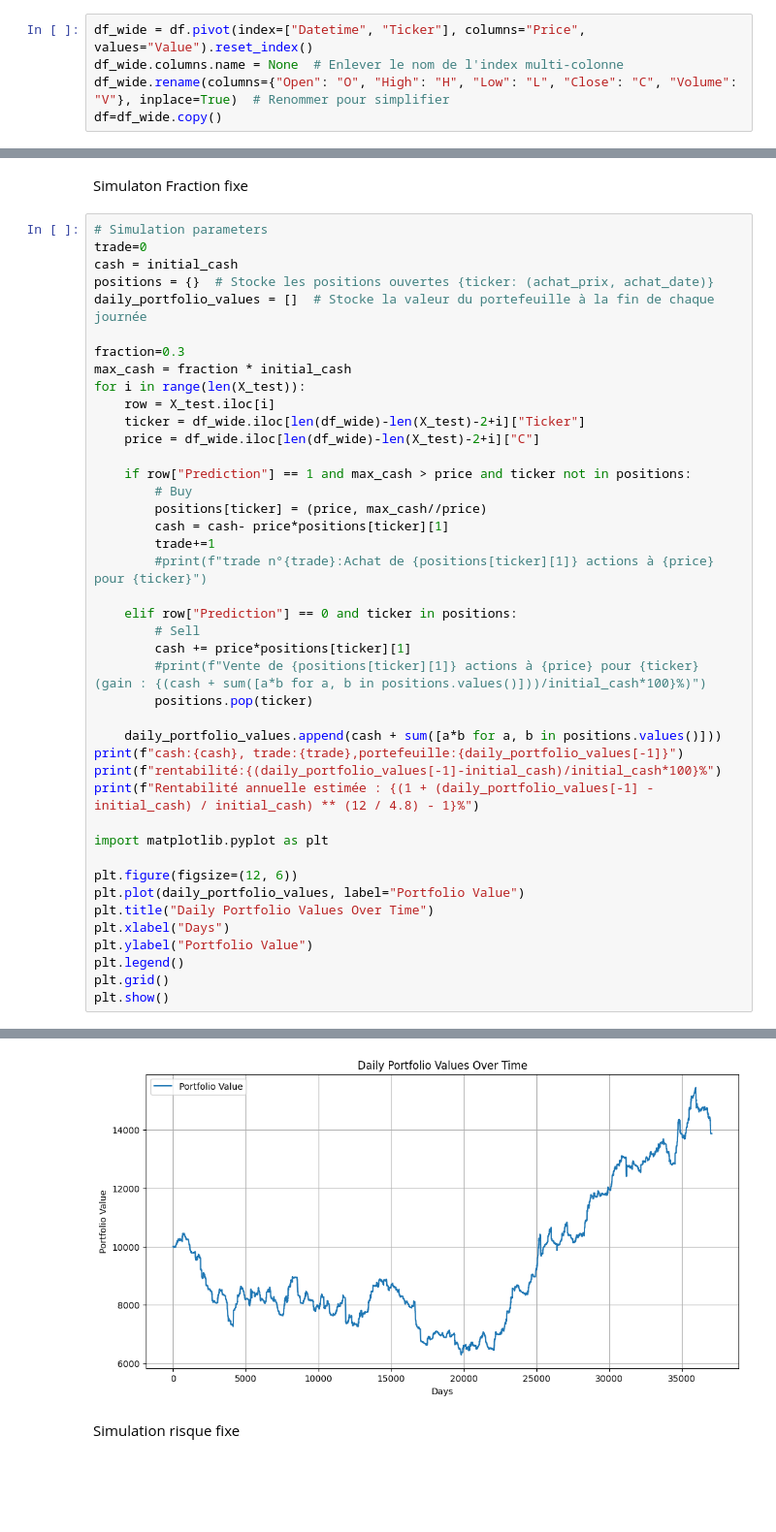
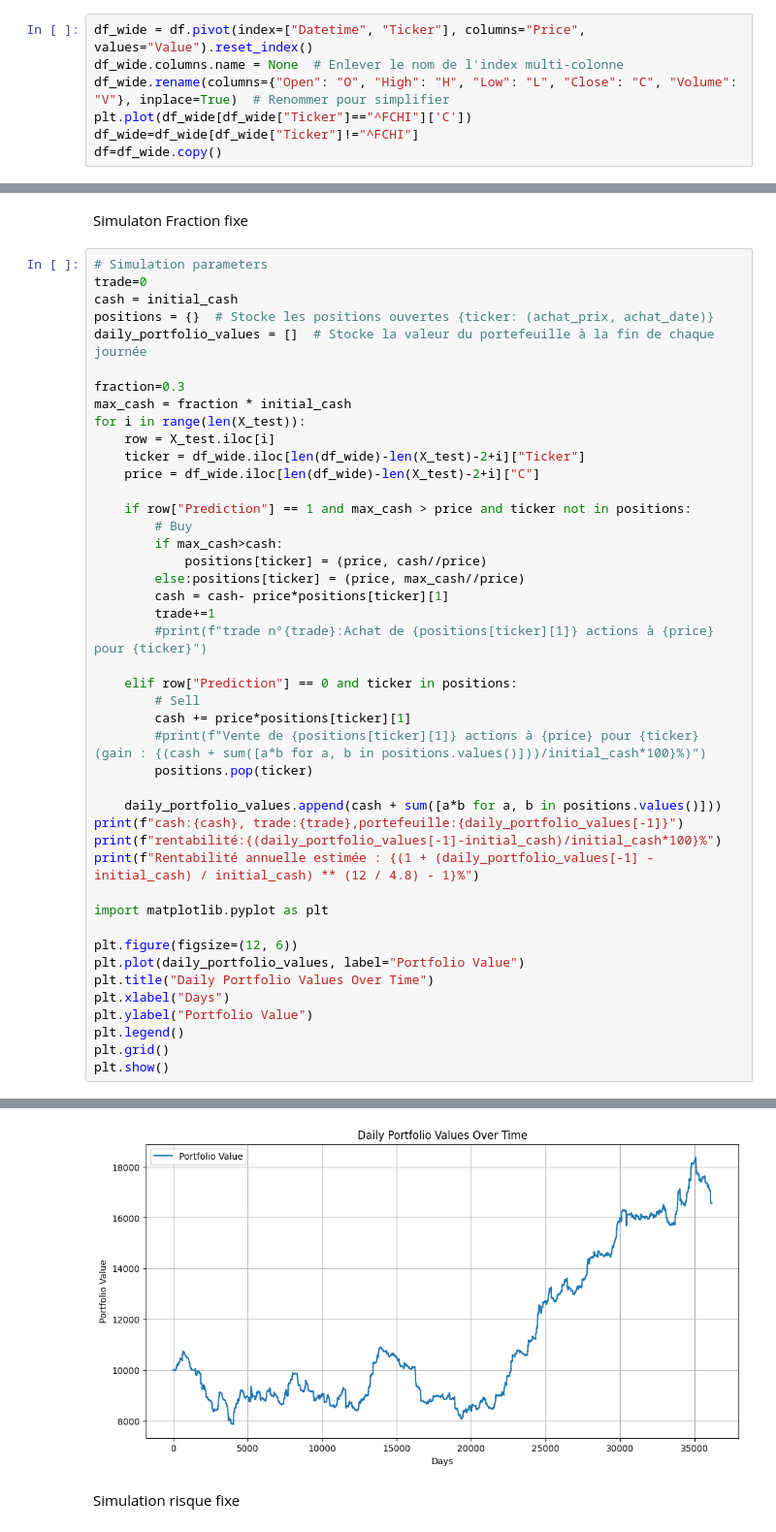
Before and after one commit to Liviogit/Projet_trading_automatique, a Jupyter notebook: tensor_trade.ipynb, the cells around one changed output, grey strips where cells are left out. Shown at 97% size. Saved outputs shown, nothing was run; the diff lists cells and outputs as text; blank space fills up the shorter version.

```diff
--- a/tensor_trade.ipynb
+++ b/tensor_trade.ipynb
@@ -15,4 +16,6 @@ df.sort_values(by=["Ticker", "Datetime"], inplace=True)
 df_wide = df.pivot(index=["Datetime", "Ticker"], columns="Price", values="Value").reset_index()
 df_wide.columns.name = None  # Enlever le nom de l'index multi-colonne
 df_wide.rename(columns={"Open": "O", "High": "H", "Low": "L", "Close": "C", "Volume": "V"}, inplace=True)  # Renommer pour simplifier
+plt.plot(df_wide[df_wide["Ticker"]=="^FCHI"]['C'])
+df_wide=df_wide[df_wide["Ticker"]!="^FCHI"]
 df=df_wide.copy()
@@ -343,7 +348,9 @@ for i in range(len(X_test)):
 
     if row["Prediction"] == 1 and max_cash > price and ticker not in positions:
         # Buy
-        positions[ticker] = (price, max_cash//price)
+        if max_cash>cash:
+            positions[ticker] = (price, cash//price)
+        else:positions[ticker] = (price, max_cash//price)
         cash = cash- price*positions[ticker][1]
         trade+=1
         #print(f"trade n°{trade}:Achat de {positions[ticker][1]} actions à {price} pour {ticker}")
@@ -376,4 +383,4 @@ Rentabilité annuelle estimée : 1.268702382139217%
-[figure, old version]
+[figure, new version]
 # %% [markdown]
 Simulation risque fixe
 # %%
```
Also changed, not shown: parts of 28 cells of this notebook, 1 other file.
